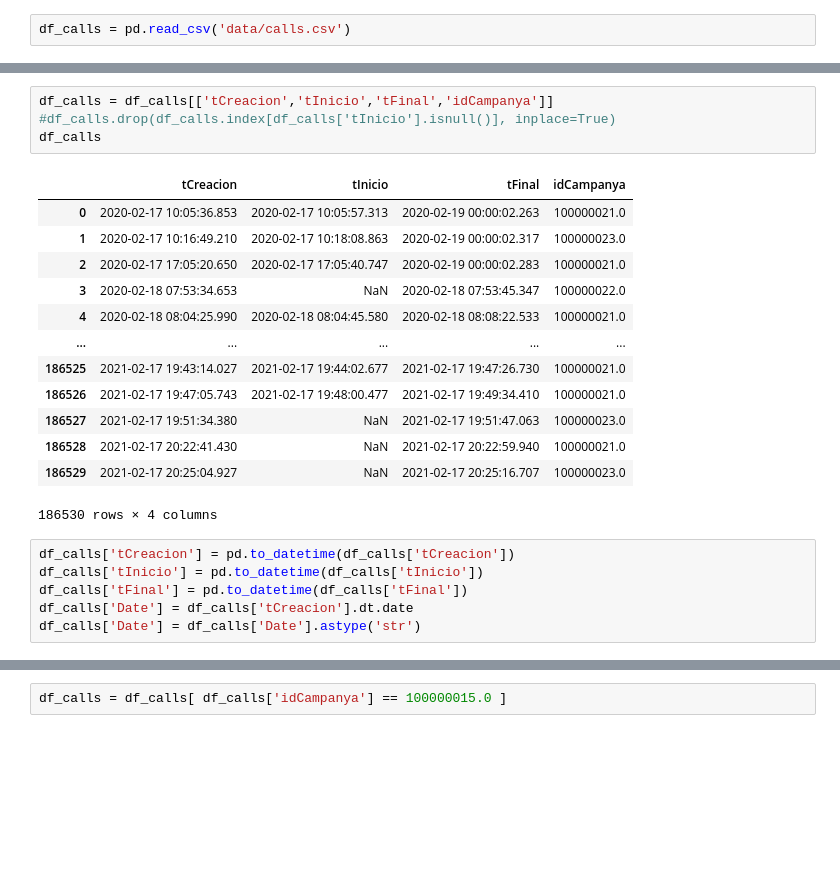
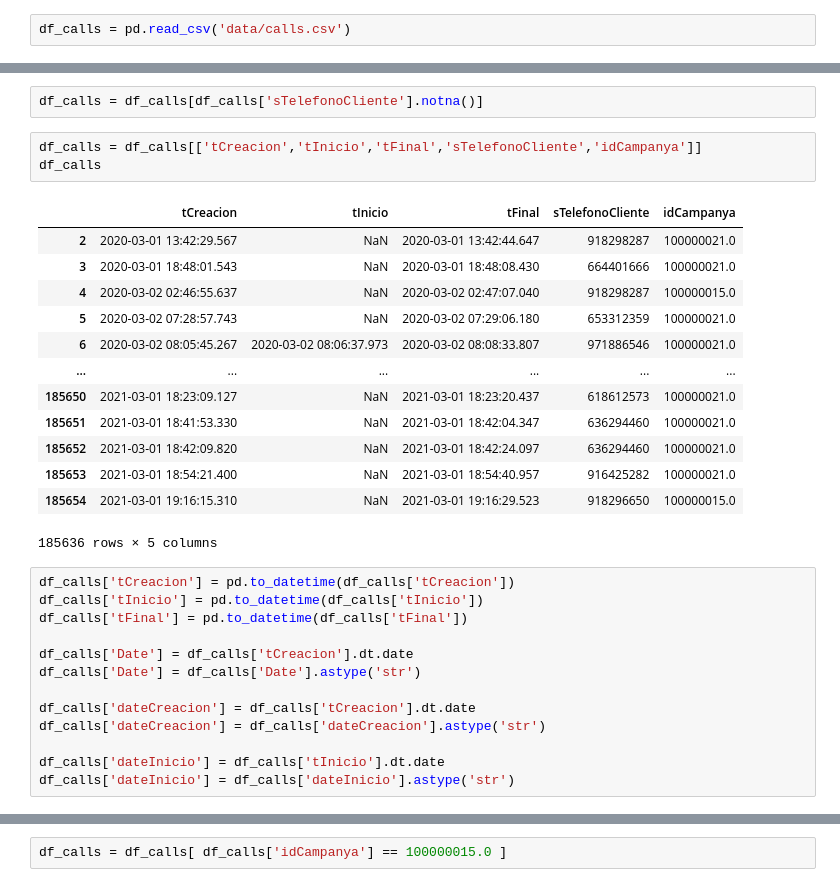
Before and after one commit to toniet/TFG, a Jupyter notebook: TFM_MVP.ipynb, the cells around one changed output, grey strips where cells are left out. Saved outputs shown, nothing was run; the diff lists cells and outputs as text; blank space fills up the shorter version.

```diff
--- a/TFM_MVP.ipynb
+++ b/TFM_MVP.ipynb
@@ -175,24 +206,32 @@ array([nan])
+# %%
+df_calls = df_calls[df_calls['sTelefonoCliente'].notna()]
 # %%
-df_calls = df_calls[['tCreacion','tInicio','tFinal','idCampanya']]
-#df_calls.drop(df_calls.index[df_calls['tInicio'].isnull()], inplace=True)
+df_calls = df_calls[['tCreacion','tInicio','tFinal','sTelefonoCliente','idCampanya']]
 df_calls
 # %% [output]
-|  | tCreacion | tInicio | tFinal | idCampanya |
-| 0 | 2020-02-17 10:05:36.853 | 2020-02-17 10:05:57.313 | 2020-02-19 00:00:02.263 | 100000021.0 |
-| 1 | 2020-02-17 10:16:49.210 | 2020-02-17 10:18:08.863 | 2020-02-19 00:00:02.317 | 100000023.0 |
-| 2 | 2020-02-17 17:05:20.650 | 2020-02-17 17:05:40.747 | 2020-02-19 00:00:02.283 | 100000021.0 |
-| 3 | 2020-02-18 07:53:34.653 | NaN | 2020-02-18 07:53:45.347 | 100000022.0 |
-| 4 | 2020-02-18 08:04:25.990 | 2020-02-18 08:04:45.580 | 2020-02-18 08:08:22.533 | 100000021.0 |
-| ... | ... | ... | ... | ... |
-| 186525 | 2021-02-17 19:43:14.027 | 2021-02-17 19:44:02.677 | 2021-02-17 19:47:26.730 | 100000021.0 |
-| 186526 | 2021-02-17 19:47:05.743 | 2021-02-17 19:48:00.477 | 2021-02-17 19:49:34.410 | 100000021.0 |
-| 186527 | 2021-02-17 19:51:34.380 | NaN | 2021-02-17 19:51:47.063 | 100000023.0 |
-| 186528 | 2021-02-17 20:22:41.430 | NaN | 2021-02-17 20:22:59.940 | 100000021.0 |
-| 186529 | 2021-02-17 20:25:04.927 | NaN | 2021-02-17 20:25:16.707 | 100000023.0 |
+|  | tCreacion | tInicio | tFinal | sTelefonoCliente | idCampanya |
+| 2 | 2020-03-01 13:42:29.567 | NaN | 2020-03-01 13:42:44.647 | 918298287 | 100000021.0 |
+| 3 | 2020-03-01 18:48:01.543 | NaN | 2020-03-01 18:48:08.430 | 664401666 | 100000021.0 |
+| 4 | 2020-03-02 02:46:55.637 | NaN | 2020-03-02 02:47:07.040 | 918298287 | 100000015.0 |
+| 5 | 2020-03-02 07:28:57.743 | NaN | 2020-03-02 07:29:06.180 | 653312359 | 100000021.0 |
+| 6 | 2020-03-02 08:05:45.267 | 2020-03-02 08:06:37.973 | 2020-03-02 08:08:33.807 | 971886546 | 100000021.0 |
+| ... | ... | ... | ... | ... | ... |
+| 185650 | 2021-03-01 18:23:09.127 | NaN | 2021-03-01 18:23:20.437 | 618612573 | 100000021.0 |
+| 185651 | 2021-03-01 18:41:53.330 | NaN | 2021-03-01 18:42:04.347 | 636294460 | 100000021.0 |
+| 185652 | 2021-03-01 18:42:09.820 | NaN | 2021-03-01 18:42:24.097 | 636294460 | 100000021.0 |
+| 185653 | 2021-03-01 18:54:21.400 | NaN | 2021-03-01 18:54:40.957 | 916425282 | 100000021.0 |
+| 185654 | 2021-03-01 19:16:15.310 | NaN | 2021-03-01 19:16:29.523 | 918296650 | 100000015.0 |
-186530 rows × 4 columns
+185636 rows × 5 columns
 # %%
 df_calls['tCreacion'] = pd.to_datetime(df_calls['tCreacion'])
 df_calls['tInicio'] = pd.to_datetime(df_calls['tInicio'])
 df_calls['tFinal'] = pd.to_datetime(df_calls['tFinal'])
+
 df_calls['Date'] = df_calls['tCreacion'].dt.date
 df_calls['Date'] = df_calls['Date'].astype('str')
+
+df_calls['dateCreacion'] = df_calls['tCreacion'].dt.date
+df_calls['dateCreacion'] = df_calls['dateCreacion'].astype('str')
+
+df_calls['dateInicio'] = df_calls['tInicio'].dt.date
+df_calls['dateInicio'] = df_calls['dateInicio'].astype('str')
```
Also changed, not shown: parts of 43 cells of this notebook.
